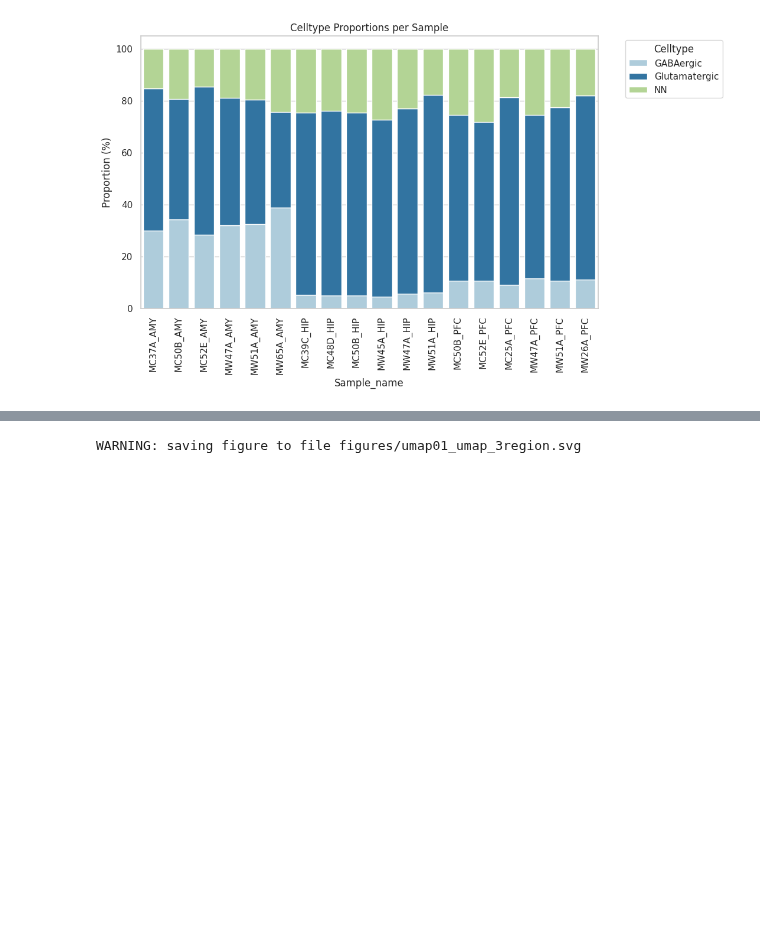
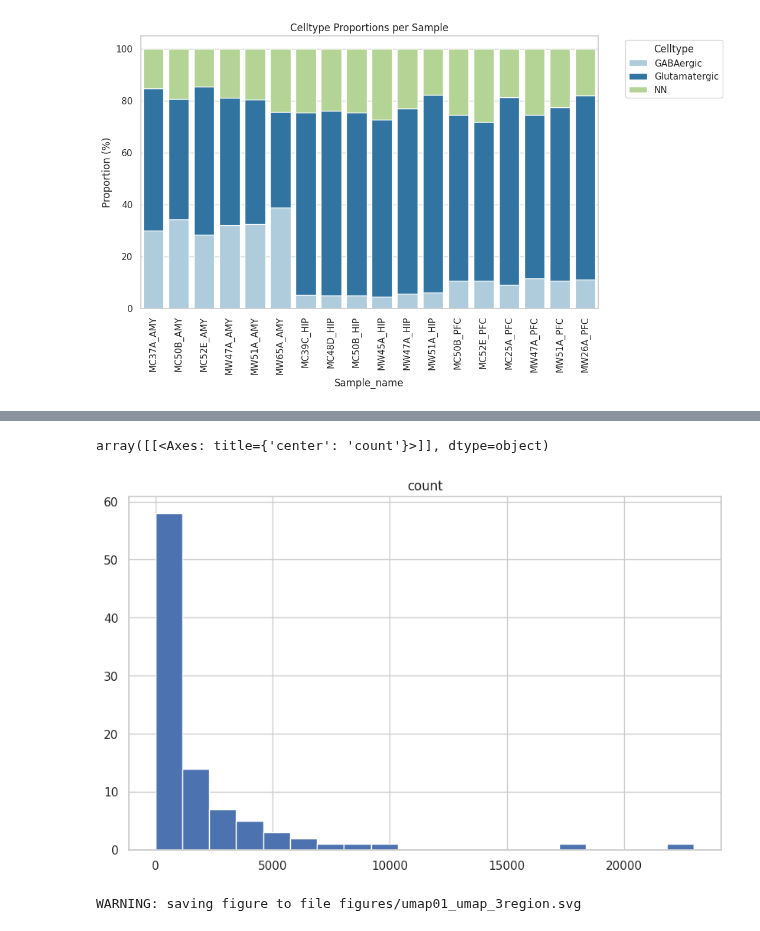
Before and after one commit to juychen/scmmd, a Jupyter notebook: 06celltypepropotion.ipynb, the cells around one changed output, grey strips where cells are left out. Saved outputs shown, nothing was run; the diff lists cells and outputs as text; code cells hidden in the pictures; blank space fills up the shorter version.

```diff
--- a/06celltypepropotion.ipynb
+++ b/06celltypepropotion.ipynb
@@ -413,3 +197,5 @@ plot_stack_prop(meta_atac,x='Sample_name',pro_col='Neurotransmitter_celltype', y
 (<Figure size 1000x600 with 1 Axes>,
  <Axes: title={'center': 'Celltype Proportions per Sample'}, xlabel='Sample_name', ylabel='Proportion (%)'>)
 [figure]
+# %%
+df_l2_count = meta_atac.groupby(['celltype.L2','Condition']).size().reset_index(name='count').sort_values(by='count', ascending=False)
@@ -415,0 +218,6 @@ plot_stack_prop(meta_atac,x='Sample_name',pro_col='Neurotransmitter_celltype', y
+# %%
+df_l2_nt = dict(zip(meta_atac['celltype.L2'],meta_atac['Neurotransmitter_celltype']))
+df_l2_l1 = dict(zip(meta_atac['celltype.L2'],meta_atac['celltype.L1']))
+# %%
+df_l2_count['celltype.L1'] = df_l2_count['celltype.L2'].map(df_l2_l1)
+df_l2_count['Neurotransmitter_celltype'] = df_l2_count['celltype.L2'].map(df_l2_nt)
@@ -416,3 +256,8 @@ plot_stack_prop(meta_atac,x='Sample_name',pro_col='Neurotransmitter_celltype', y
+# %%
+df_l2_count.hist(column='count', bins=20, figsize=(10, 6))
+# %% [output]
+array([[<Axes: title={'center': 'count'}>]], dtype=object)
+[figure, added]
 # %%
 colors = np.random.rand(50, 3)  # 50 colors, each with RGB values
 from matplotlib.colors import ListedColormap
```
Also changed, not shown: parts of 57 cells of this notebook.
